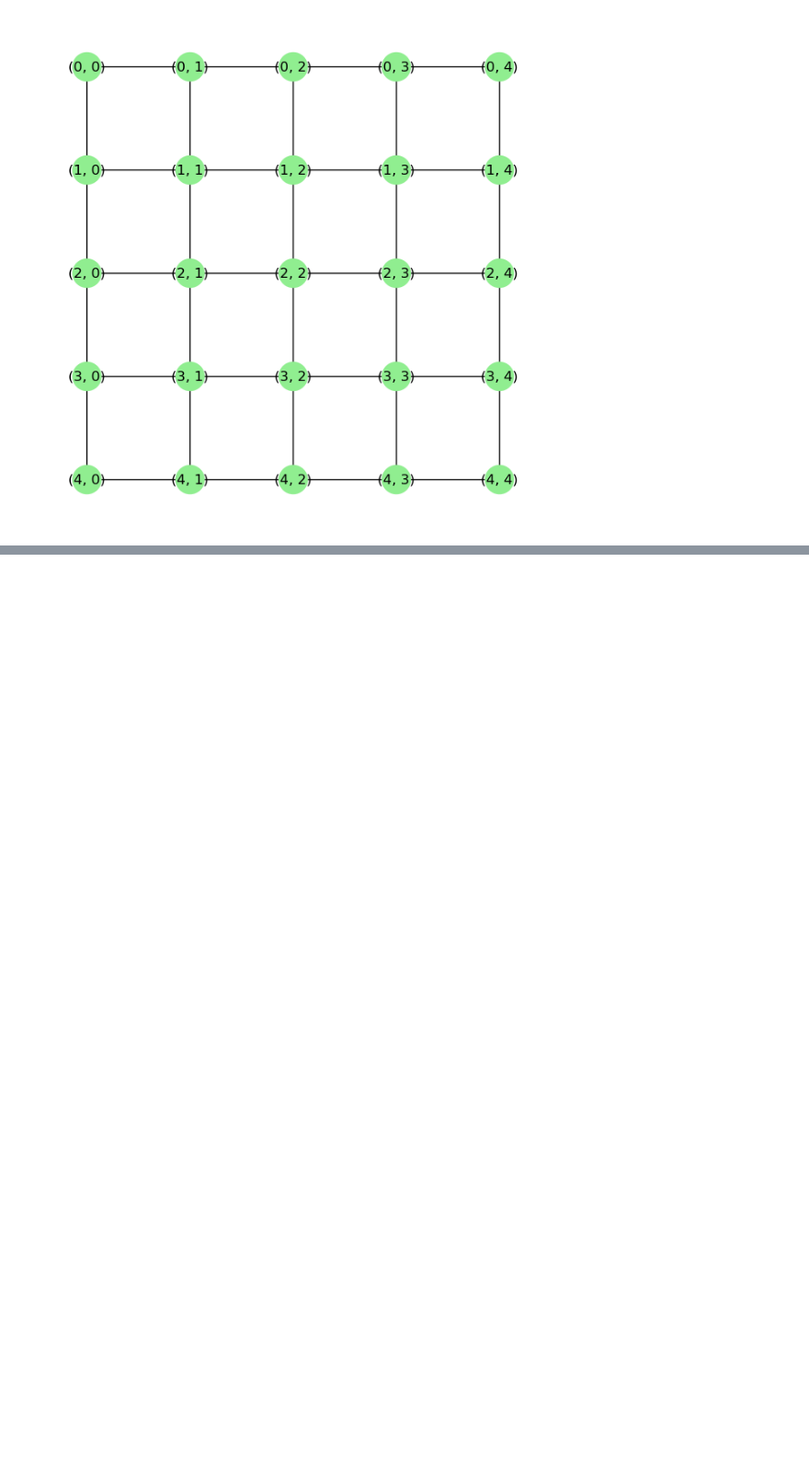
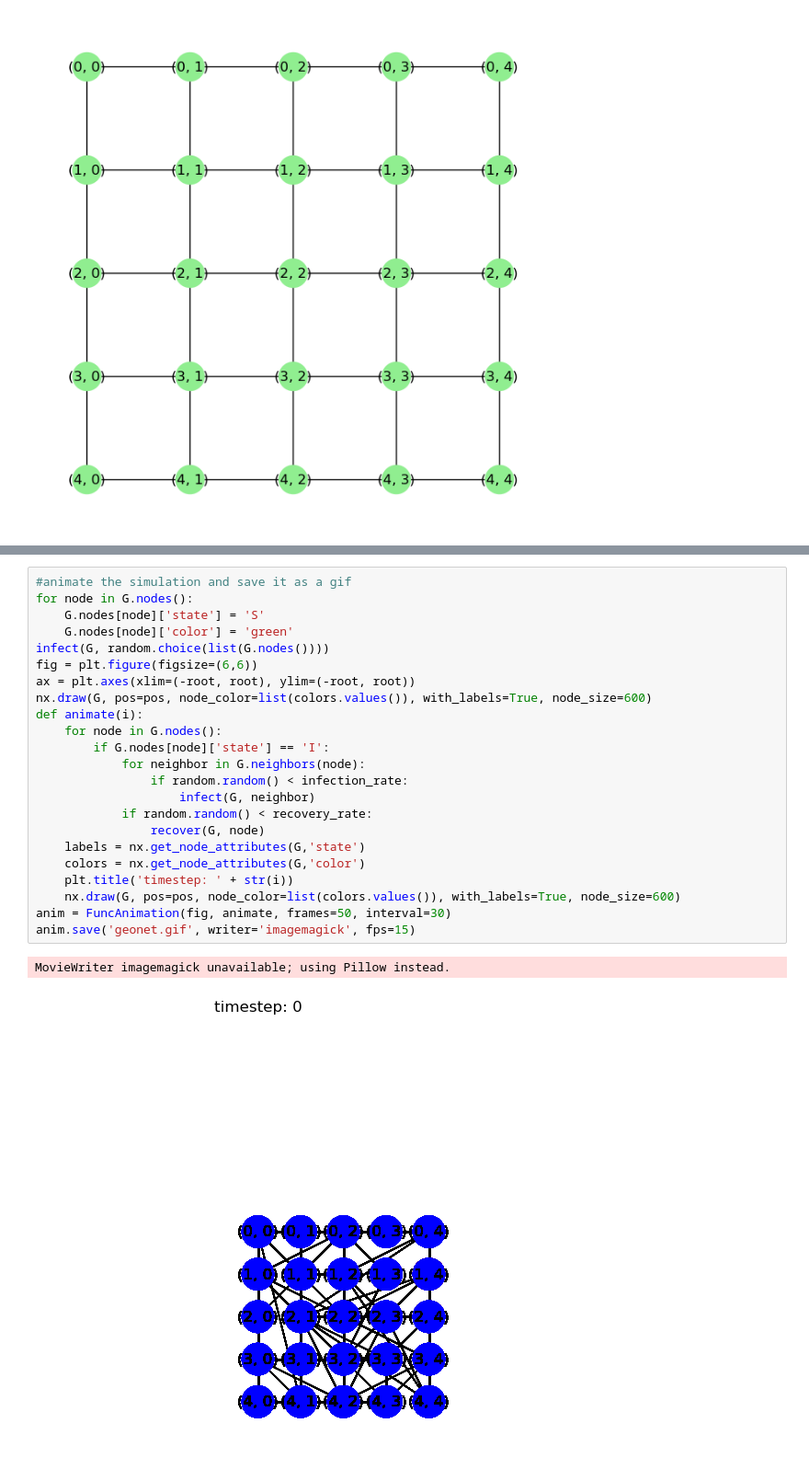
Before and after one commit to FYYHU/BAMnet, a Jupyter notebook: geonet.ipynb, the cells around one changed output, grey strips where cells are left out. Shown at 92% size. Cells and saved outputs as stored; diff of their text form; blank space fills up the shorter version.

Commit message:
simulation code + gif code

```diff
--- a/geonet.ipynb
+++ b/geonet.ipynb
@@ -65,0 +90,26 @@ nx.draw(G, pos=pos,
+# %%
+#animate the simulation and save it as a gif
+for node in G.nodes():
+    G.nodes[node]['state'] = 'S'
+    G.nodes[node]['color'] = 'green'
+infect(G, random.choice(list(G.nodes())))
+fig = plt.figure(figsize=(6,6))
+ax = plt.axes(xlim=(-root, root), ylim=(-root, root))
+nx.draw(G, pos=pos, node_color=list(colors.values()), with_labels=True, node_size=600)
+def animate(i):
+    for node in G.nodes():
+        if G.nodes[node]['state'] == 'I':
+            for neighbor in G.neighbors(node):
+                if random.random() < infection_rate:
+                    infect(G, neighbor)
+            if random.random() < recovery_rate:
+                recover(G, node)
+    labels = nx.get_node_attributes(G,'state')
+    colors = nx.get_node_attributes(G,'color')
+    plt.title('timestep: ' + str(i))
+    nx.draw(G, pos=pos, node_color=list(colors.values()), with_labels=True, node_size=600)
+anim = FuncAnimation(fig, animate, frames=50, interval=30)
+anim.save('geonet.gif', writer='imagemagick', fps=15)
+# %% [output]
+MovieWriter imagemagick unavailable; using Pillow instead.
+[figure, added]
```
Also changed, not shown: parts of 8 cells of this notebook, 1 other file.
